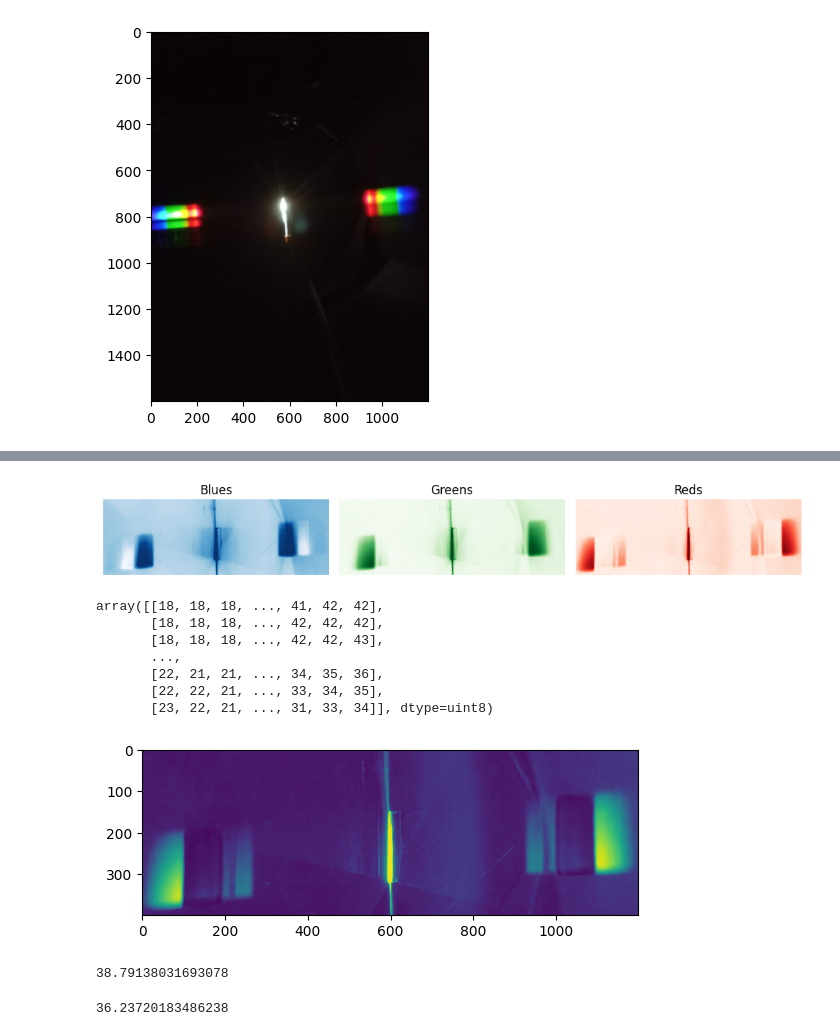
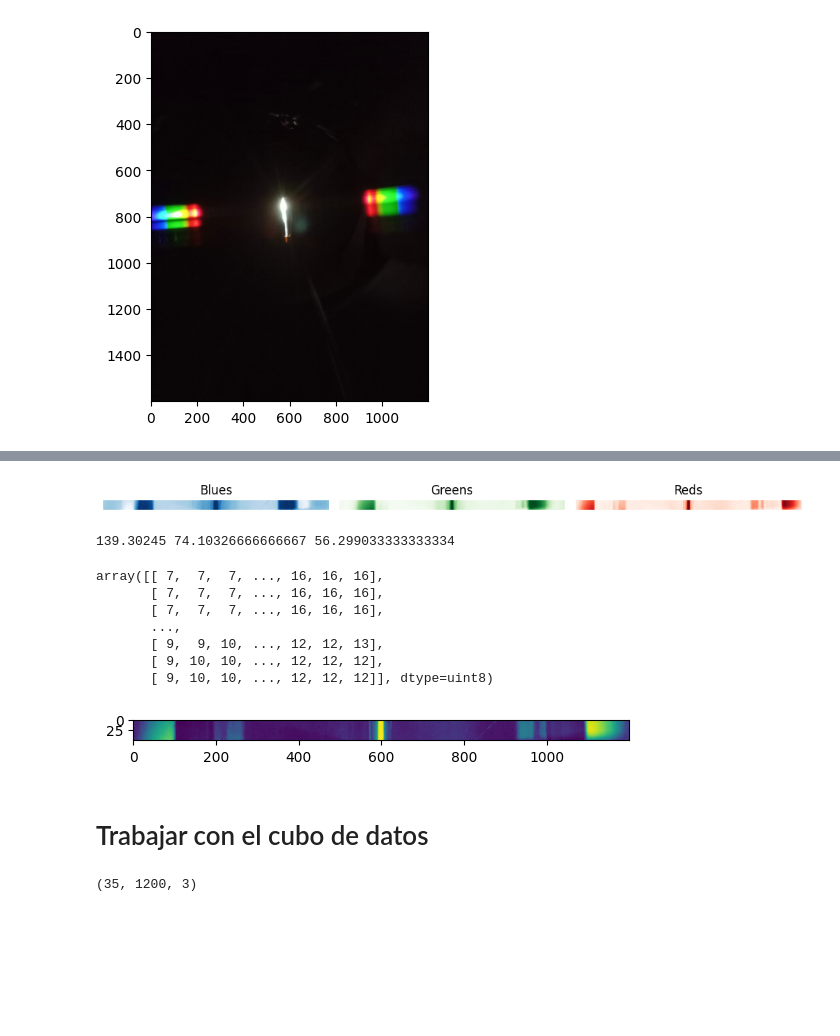
Before and after one commit to fbientrigo/cv_medical, a Jupyter notebook: 07_spectrum/cv_toSpectrum.ipynb, the cells around one changed output, grey strips where cells are left out. Drawn from its saved outputs; the diff is of its cells as text; code cells hidden in the pictures; blank space fills up the shorter version.

```diff
--- a/07_spectrum/cv_toSpectrum.ipynb
+++ b/07_spectrum/cv_toSpectrum.ipynb
@@ -18,7 +18,7 @@ plt.imshow(img2)
 # %%
 
 # Define the portion of the image to analyze
-x1, y1, x2, y2 = (0, 600, -1, 1000)
+x1, y1, x2, y2 = (0, 850, 1600, 900)
 roi = img[y1:y2, x1:x2]
 plt.imshow(roi)
 # %% [output]
@@ -61,28 +61,32 @@ axes[2].axis('off')
 plt.tight_layout()  # Adjust spacing between subplots for better readability
 plt.show()
 # %% [output]
-[figure, old version]
+[figure, new version]
+# %%
+print(np.mean(b), np.mean(g), np.mean(r))
+# %% [output]
+139.30245 74.10326666666667 56.299033333333334
 # %%
-norm_b = cv2.normalize(b, None, alpha=0.0, beta=255.0, norm_type=cv2.NORM_MINMAX)
-norm_g = cv2.normalize(g, None, alpha=0.0, beta=255.0, norm_type=cv2.NORM_MINMAX)
-norm_r = cv2.normalize(r, None, alpha=0.0, beta=255.0, norm_type=cv2.NORM_MINMAX)
+beta = 255/3
+norm_b = cv2.normalize(b, None, alpha=0.0, beta=beta, norm_type=cv2.NORM_MINMAX)
+norm_g = cv2.normalize(g, None, alpha=0.0, beta=beta, norm_type=cv2.NORM_MINMAX)
+norm_r = cv2.normalize(r, None, alpha=0.0, beta=beta, norm_type=cv2.NORM_MINMAX)
 
 plt.imshow(norm_r)
 norm_r
 # %% [output]
-array([[18, 18, 18, ..., 41, 42, 42],
-       [18, 18, 18, ..., 42, 42, 42],
-       [18, 18, 18, ..., 42, 42, 43],
+array([[ 7,  7,  7, ..., 16, 16, 16],
+       [ 7,  7,  7, ..., 16, 16, 16],
+       [ 7,  7,  7, ..., 16, 16, 16],
        ...,
-       [22, 21, 21, ..., 34, 35, 36],
-       [22, 22, 21, ..., 33, 34, 35],
-       [23, 22, 21, ..., 31, 33, 34]], dtype=uint8)
+       [ 9,  9, 10, ..., 12, 12, 13],
+       [ 9, 10, 10, ..., 12, 12, 12],
+       [ 9, 10, 10, ..., 12, 12, 12]], dtype=uint8)
-[figure, old version]
+[figure, new version]
-# %%
-np.mean(r)
-# %% [output]
-38.79138031693078
-# %%
-np.mean(norm_r)
-# %% [output]
-36.23720183486238
+# %% [markdown]
+# Trabajar con el cubo de datos
+# %%
+# observa que hay 3 canales de color
+print(roi2.shape)
+# %% [output]
+(35, 1200, 3)
```
Also changed, not shown: parts of 34 cells of this notebook.
